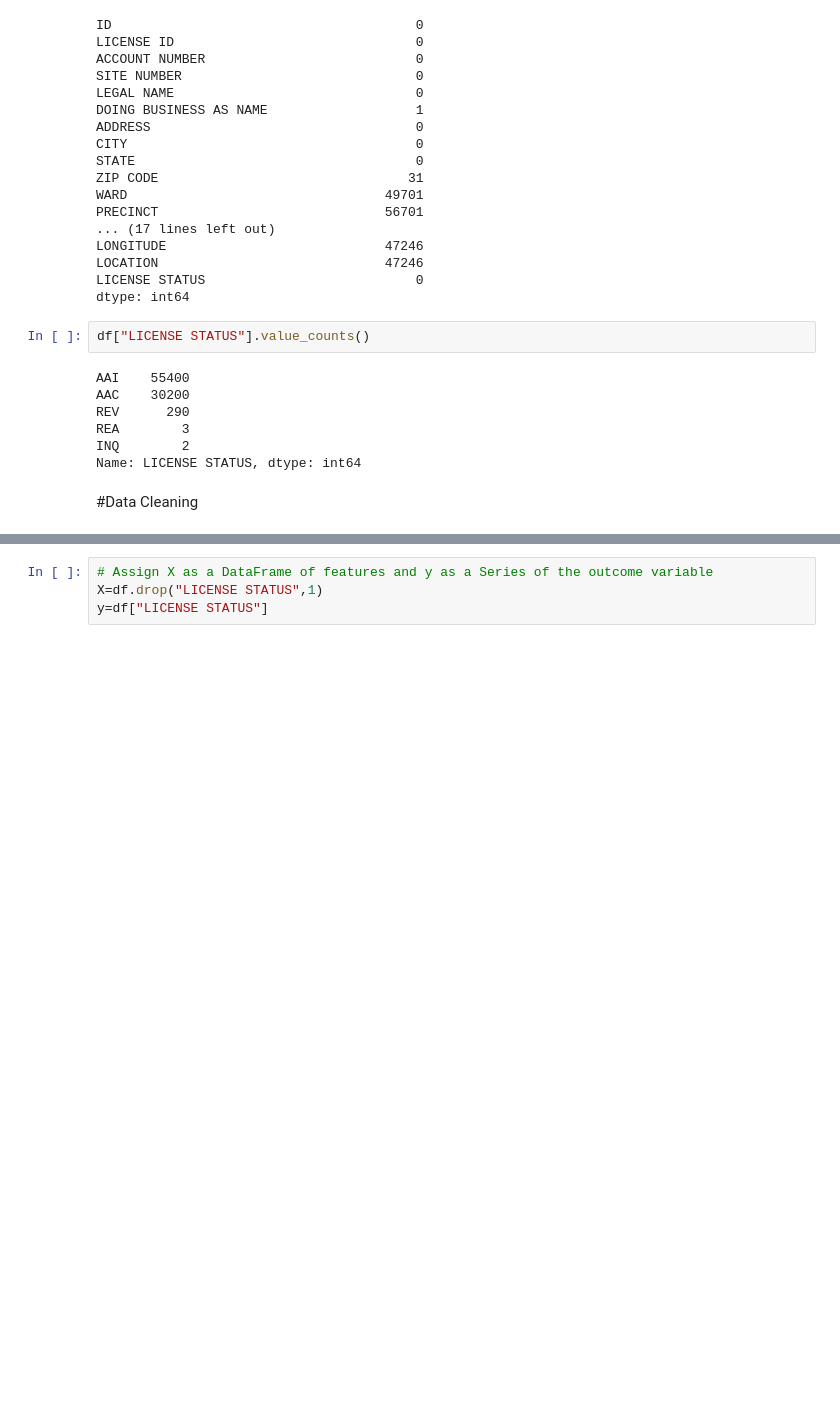
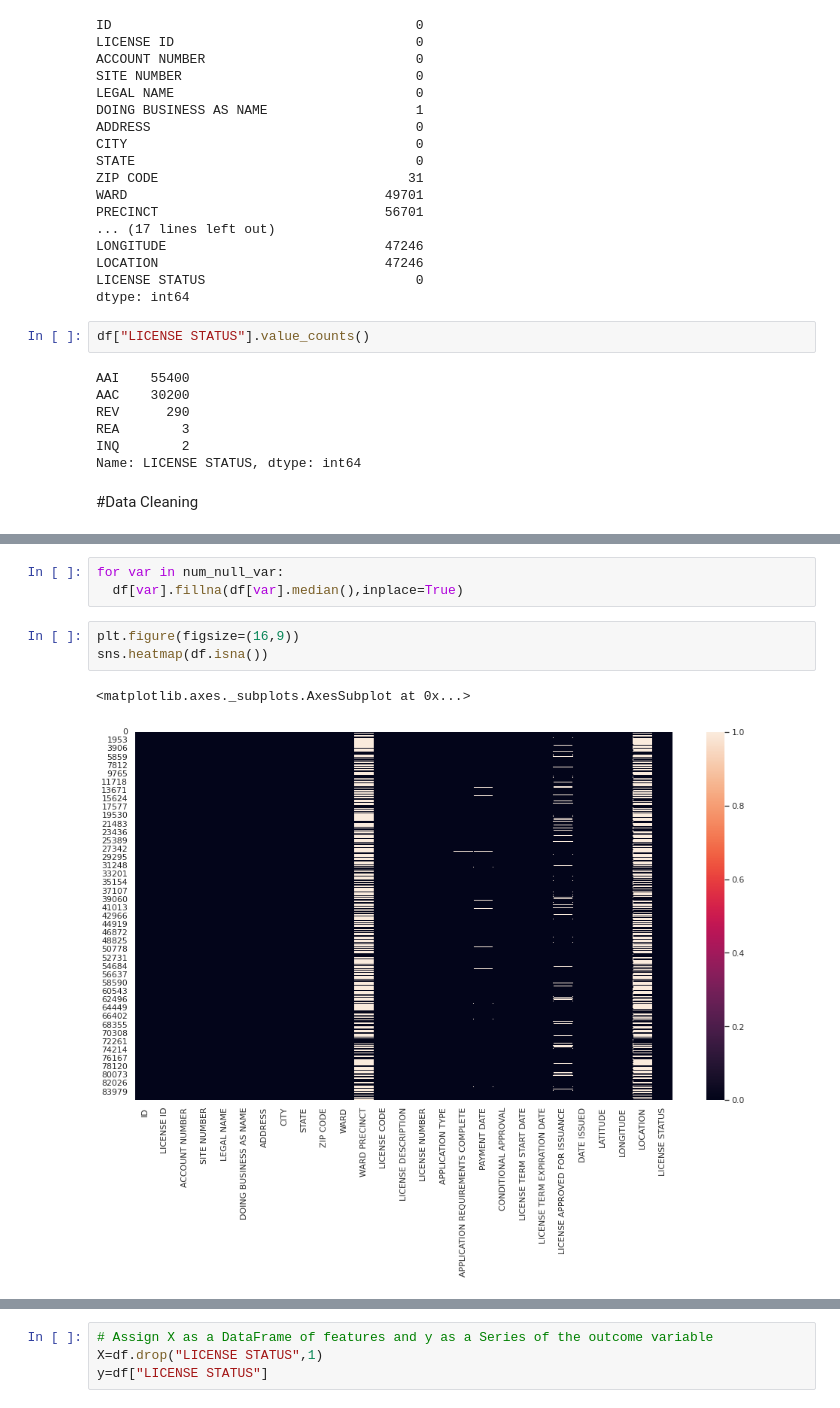
Before and after one commit to olive-green/data-science, a Jupyter notebook: hackathon-1/submission_file.ipynb, the cells around one changed output, grey strips where cells are left out. Cells and saved outputs as stored; diff of their text form; blank space fills up the shorter version.

```diff
--- a/hackathon-1/submission_file.ipynb
+++ b/hackathon-1/submission_file.ipynb
@@ -94,0 +172,9 @@ Name: LICENSE STATUS, dtype: int64
+# %%
+for var in num_null_var:
+  df[var].fillna(df[var].median(),inplace=True)
+# %%
+plt.figure(figsize=(16,9))
+sns.heatmap(df.isna())
+# %% [output]
+<matplotlib.axes._subplots.AxesSubplot at 0x...>
+[figure, added]
```
Also changed, not shown: parts of 28 cells of this notebook.
